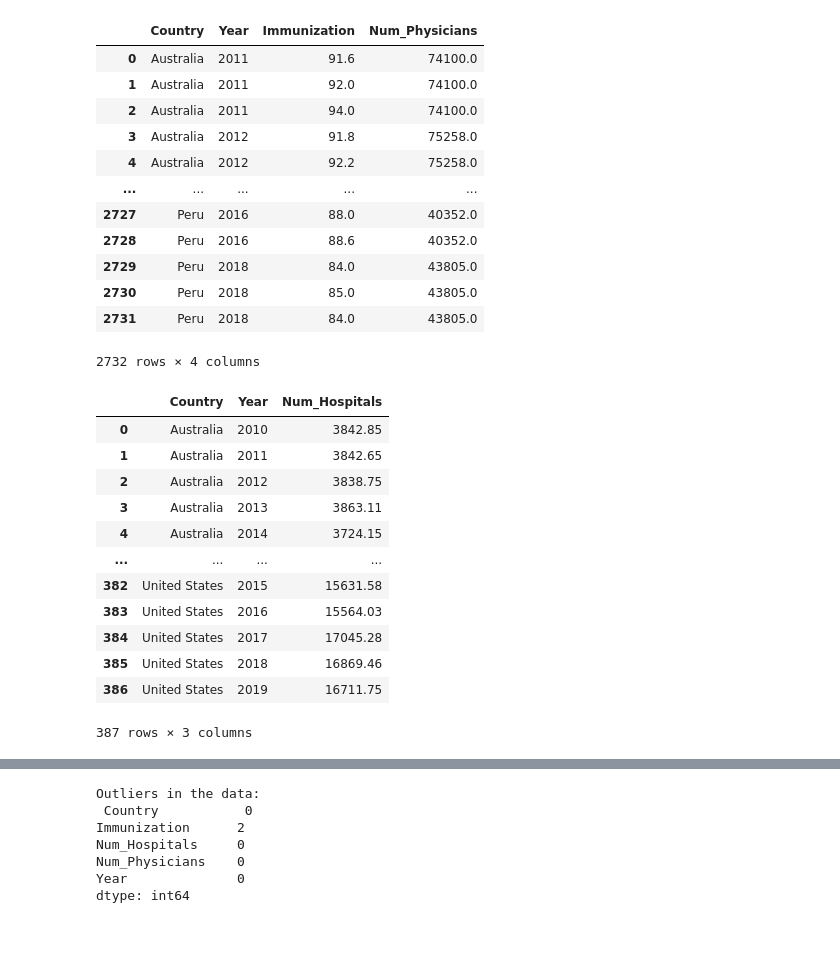
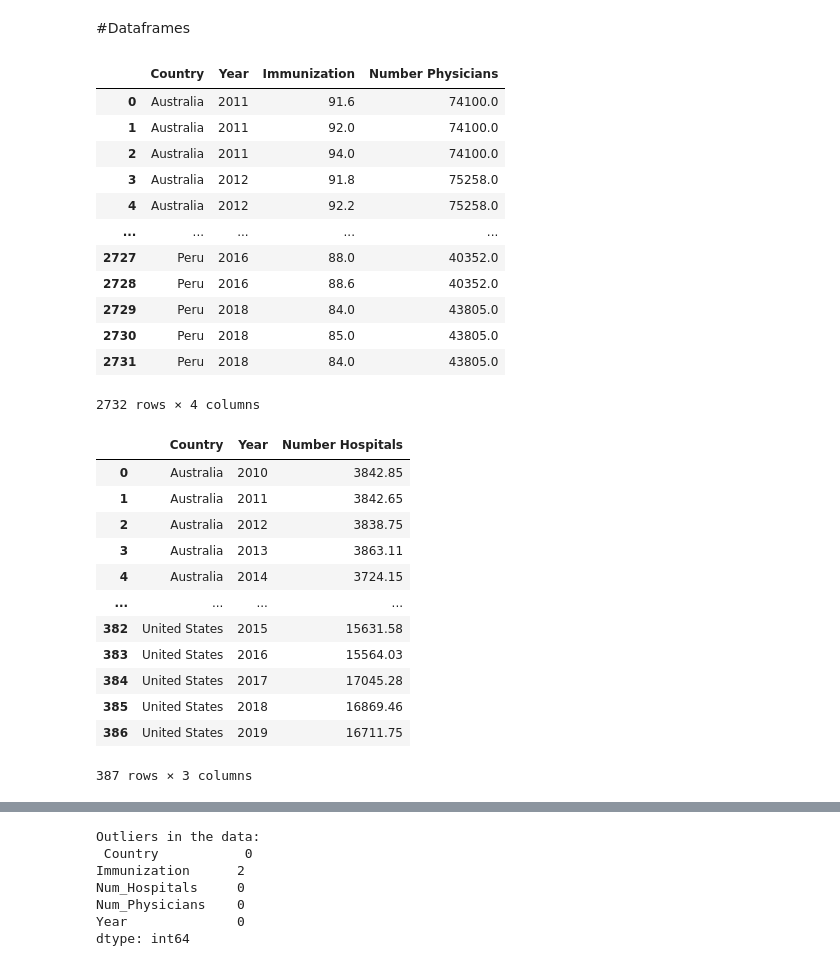
Before and after one commit to dweizzz/datathon23, a Jupyter notebook: AryaLinearRegression.ipynb, the cells around one changed output, grey strips where cells are left out. Saved outputs shown, nothing was run; the diff lists cells and outputs as text; code cells hidden in the pictures; blank space fills up the shorter version.

```diff
--- a/AryaLinearRegression.ipynb
+++ b/AryaLinearRegression.ipynb
@@ -12,22 +10,24 @@ import statsmodels.api as sm
+# %% [markdown]
+#Dataframes
 # %%
 #preprocessing
 df_immunizations = pd.read_csv('Immunisations.csv')
 to_drop = ['VAR','UNIT','Measure','COU','YEA', 'Flag Codes','Flags']
 df_immunizations.drop(to_drop, inplace=True, axis=1)
 # %%
-#creating a separate dataframe with just the doctors
+#physicians dataframe
 df_doc = pd.read_csv('Physicians.csv')
 to_drop = ['VAR','UNIT','Measure','COU','YEA', 'Flag Codes','Flags']
 df_doc.drop(to_drop, inplace=True, axis=1)
 df_doc = df_doc[df_doc['Variable'].str.contains('Practising physicians')]
 df_doc = pd.merge(left=df_immunizations, right=df_doc, how='right', left_on=['Year','Country'], right_on=['Year','Country'])
 #merged = merged.rename(columns={'Value_x': 'percent_immun', 'Value_y': 'num_physicians'})
 #merged = merged.drop(['Variable_x', 'Value_y'], axis=1)
 df_doc = df_doc.drop(['Variable_x', 'Variable_y'], axis=1)
-df_doc = df_doc.rename(columns={'Value_x': 'Immunization', 'Value_y': 'Num_Physicians'})
+df_doc = df_doc.rename(columns={'Value_x': 'Immunization', 'Value_y': 'Number Physicians'})
 df_doc
 # %% [output]
-|  | Country | Year | Immunization | Num_Physicians |
+|  | Country | Year | Immunization | Number Physicians |
 | 0 | Australia | 2011 | 91.6 | 74100.0 |
 | 1 | Australia | 2011 | 92.0 | 74100.0 |
 | 2 | Australia | 2011 | 94.0 | 74100.0 |
@@ -41,17 +41,16 @@ df_doc
 | 2731 | Peru | 2018 | 84.0 | 43805.0 |
 2732 rows × 4 columns
 # %%
-#preprocessing
+#hospitals dataframe
 df_hospitals = pd.read_csv('Hospitals.csv')
 to_drop = ['VAR','UNIT','Measure','COU','YEA', 'Flag Codes','Flags']
 df_hospitals.reset_index(inplace=True)  # Reset the index to a simple integer index
 df_hospitals=df_hospitals[['index','Country','Year','Variable','Value']]
 df_hospitals = df_hospitals.groupby(['Country', 'Year'])['Value'].sum().reset_index()
-#df_total.sort_values(["Country", "Year", "Variable"])
-df_hospitals = df_hospitals.rename(columns={'Value': 'Num_Hospitals'})
+df_hospitals = df_hospitals.rename(columns={'Value': 'Number Hospitals'})
 df_hospitals
 # %% [output]
-|  | Country | Year | Num_Hospitals |
+|  | Country | Year | Number Hospitals |
 | 0 | Australia | 2010 | 3842.85 |
 | 1 | Australia | 2011 | 3842.65 |
 | 2 | Australia | 2012 | 3838.75 |
```
Also changed, not shown: parts of 8 cells of this notebook.
